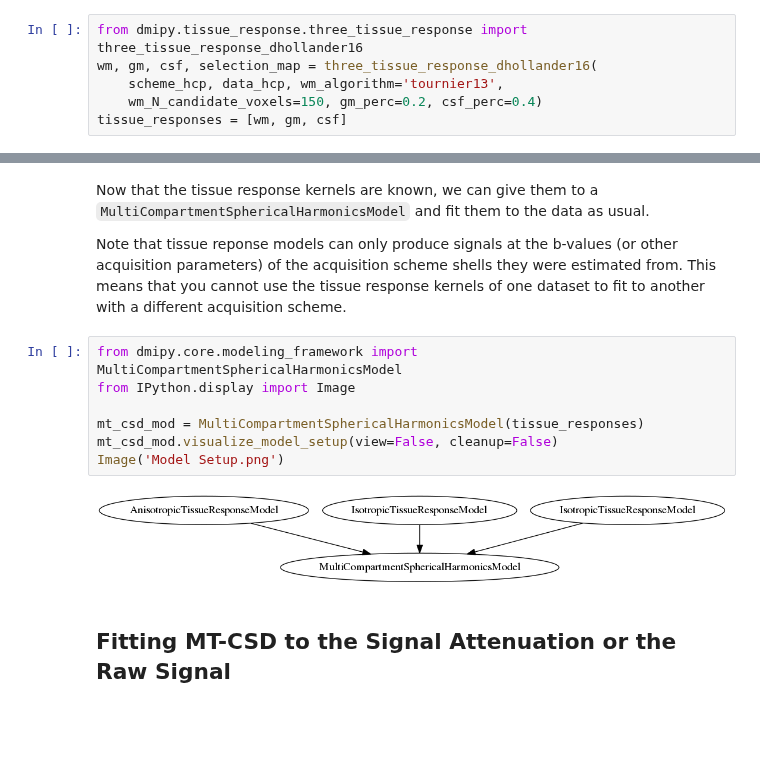
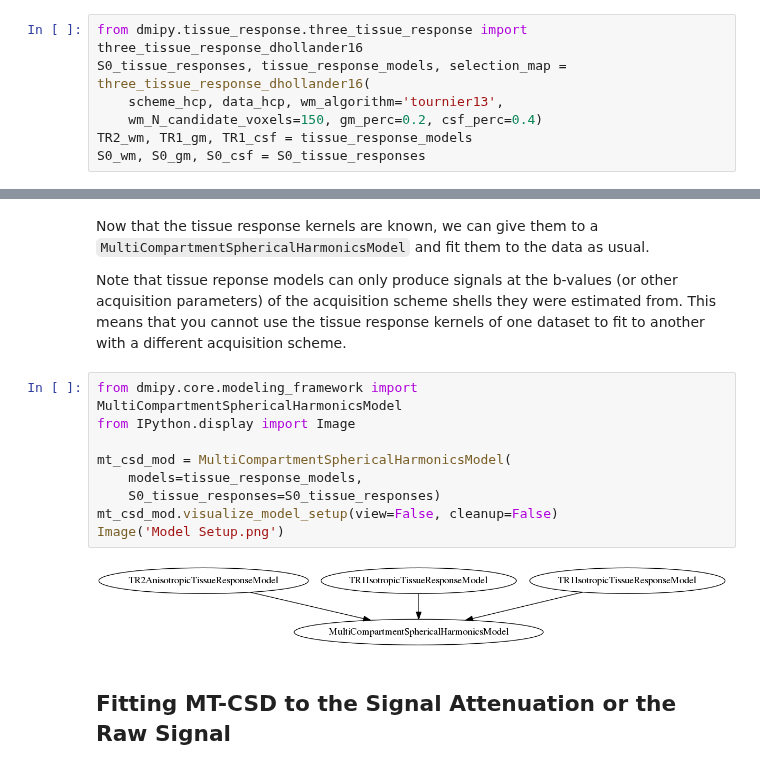
Before and after one commit to AthenaEPI/dmipy, a Jupyter notebook: examples/example_multi_tissue_constrained_spherical_deconvolution.ipynb, the cells around one changed output, grey strips where cells are left out. Drawn from its saved outputs; the diff is of its cells as text; blank space fills up the shorter version.

```diff
--- a/examples/example_multi_tissue_constrained_spherical_deconvolution.ipynb
+++ b/examples/example_multi_tissue_constrained_spherical_deconvolution.ipynb
@@ -35,9 +35,10 @@ To estimate the white matter response function, we can modularly choose any avai
 In the following commands we generate the three response functions, and change some of the default dhollander16 parameters to account for that we're only fitting a single slice instead of a whole brain:
 # %%
 from dmipy.tissue_response.three_tissue_response import three_tissue_response_dhollander16
-wm, gm, csf, selection_map = three_tissue_response_dhollander16(
+S0_tissue_responses, tissue_response_models, selection_map = three_tissue_response_dhollander16(
     scheme_hcp, data_hcp, wm_algorithm='tournier13',
     wm_N_candidate_voxels=150, gm_perc=0.2, csf_perc=0.4)
-tissue_responses = [wm, gm, csf]
+TR2_wm, TR1_gm, TR1_csf = tissue_response_models
+S0_wm, S0_gm, S0_csf = S0_tissue_responses
 # %% [output]
 Tournier13 white matter response iteration 1
@@ -90,12 +97,14 @@ Note that tissue reponse models can only produce signals at the b-values (or oth
 # %%
 from dmipy.core.modeling_framework import MultiCompartmentSphericalHarmonicsModel
 from IPython.display import Image
 
-mt_csd_mod = MultiCompartmentSphericalHarmonicsModel(tissue_responses)
+mt_csd_mod = MultiCompartmentSphericalHarmonicsModel(
+    models=tissue_response_models,
+    S0_tissue_responses=S0_tissue_responses)
 mt_csd_mod.visualize_model_setup(view=False, cleanup=False)
 Image('Model Setup.png')
 # %% [output]
-[figure, old version]
+[figure, new version]
 # %% [markdown]
 ## Fitting MT-CSD to the Signal Attenuation or the Raw Signal
 # %% [markdown]
```
Also changed, not shown: parts of 4 cells of this notebook, 18 other files.
